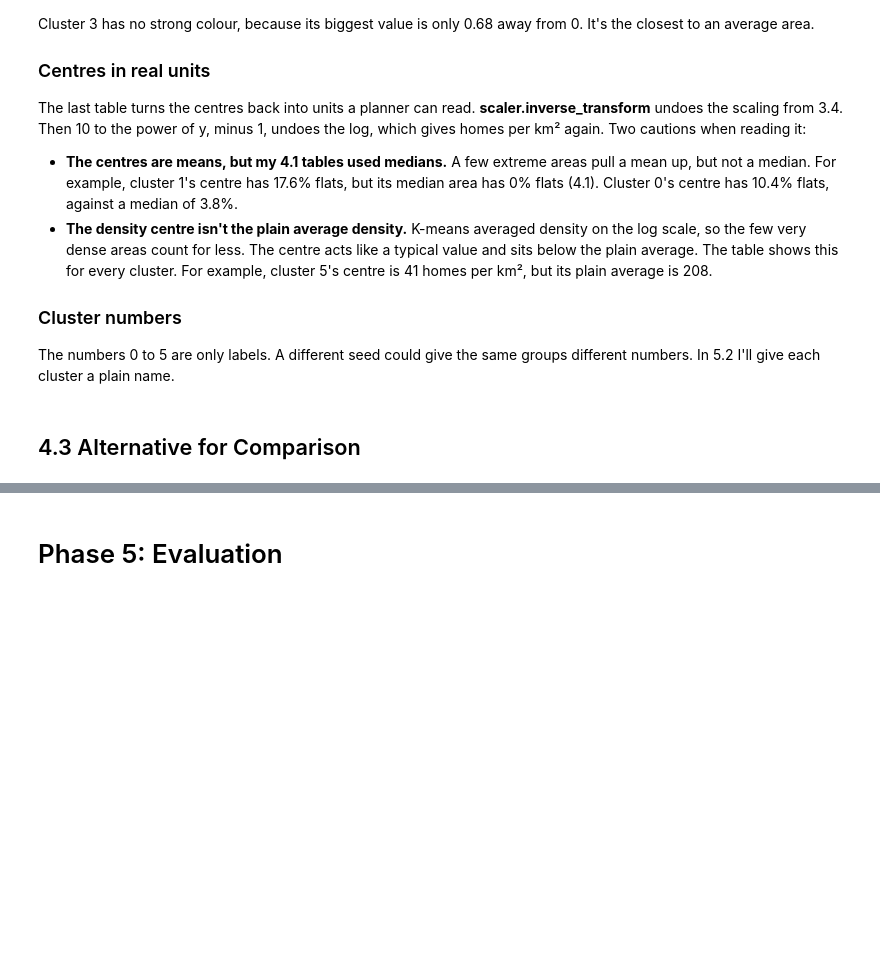
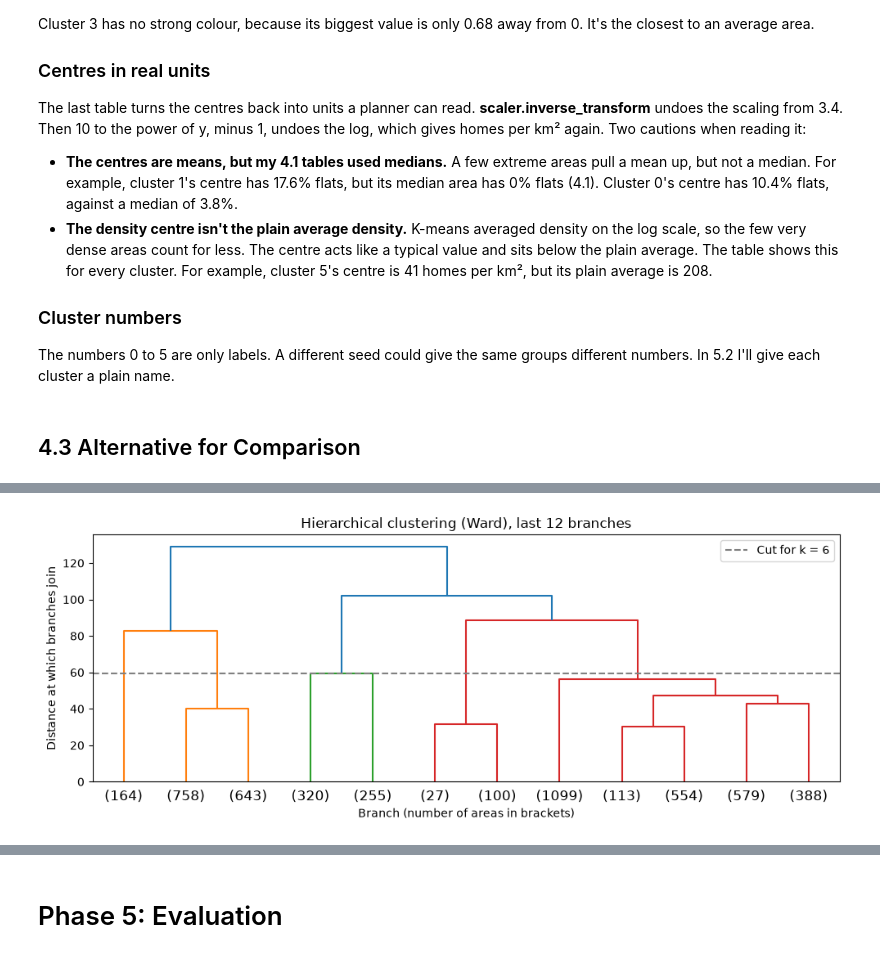
Before and after one commit to SwoopCodes/Data-Analytics_Irish-housing-density, a Jupyter notebook: notebooks/CA2_CRISP_DM_Notebook.ipynb, the cells around one changed output, grey strips where cells are left out. Drawn from its saved outputs; the diff is of its cells as text; code cells hidden in the pictures; blank space fills up the shorter version.

```diff
--- a/notebooks/CA2_CRISP_DM_Notebook.ipynb
+++ b/notebooks/CA2_CRISP_DM_Notebook.ipynb
@@ -1561,3 +1561,19 @@ The last table turns the centres back into units a planner can read. **scaler.in
 The numbers 0 to 5 are only labels. A different seed could give the same groups different numbers. In 5.2 I'll give each cluster a plain name.
 # %% [markdown]
 ## 4.3 Alternative for Comparison
+# %%
+# 4.3 Alternative for Comparison
+from scipy.cluster.hierarchy import linkage, dendrogram, fcluster
+from sklearn.metrics import adjusted_rand_score
+
+# Step 1: random sample of the scaled data. I use X_scaled as it is, so the scaler is not refitted
+sample_size = 5000
+X_sample = X_scaled.sample(n=sample_size, random_state=RANDOM_STATE)
+
+# Check: does the sample look like all areas? Compare the share of each CSO category
+sample_check = pd.DataFrame({
+    "All areas (%)": features_df["UR_Category_Desc"].value_counts(normalize=True) * 100,
+    "Sample (%)": features_df.loc[X_sample.index, "UR_Category_Desc"].value_counts(normalize=True) * 100,
+}).round(2)
+sample_check["Difference"] = (sample_check["Sample (%)"] - sample_check["All areas (%)"]).round(2)
+sample_check
@@ -1563,0 +1589,19 @@ The numbers 0 to 5 are only labels. A different seed could give the same groups
+# %%
+# Step 2: build the tree with Ward linkage (joins the two groups that add the least spread)
+Z = linkage(X_sample.values, method="ward")
+
+# Dendrogram, cut down to the last 12 branches so it stays readable
+fig, ax = plt.subplots(figsize=(10, 4))
+dendrogram(Z, truncate_mode="lastp", p=12, ax=ax)
+# The height that gives 6 groups: just below the 5th-from-last join
+cut_height = Z[-(final_k - 1), 2] - 0.01
+ax.axhline(cut_height, color="grey", linestyle="--", label=f"Cut for k = {final_k}")
+ax.set_title("Hierarchical clustering (Ward), last 12 branches")
+ax.set_xlabel("Branch (number of areas in brackets)")
+ax.set_ylabel("Distance at which branches join")
+ax.legend()
+plt.tight_layout()
+plt.savefig(FIG_DIR / "hierarchical_dendrogram.png", dpi=150)
+plt.show()
+# %% [output]
+[figure, added]
```
Also changed, not shown: parts of 4 cells of this notebook, 1 other file.
